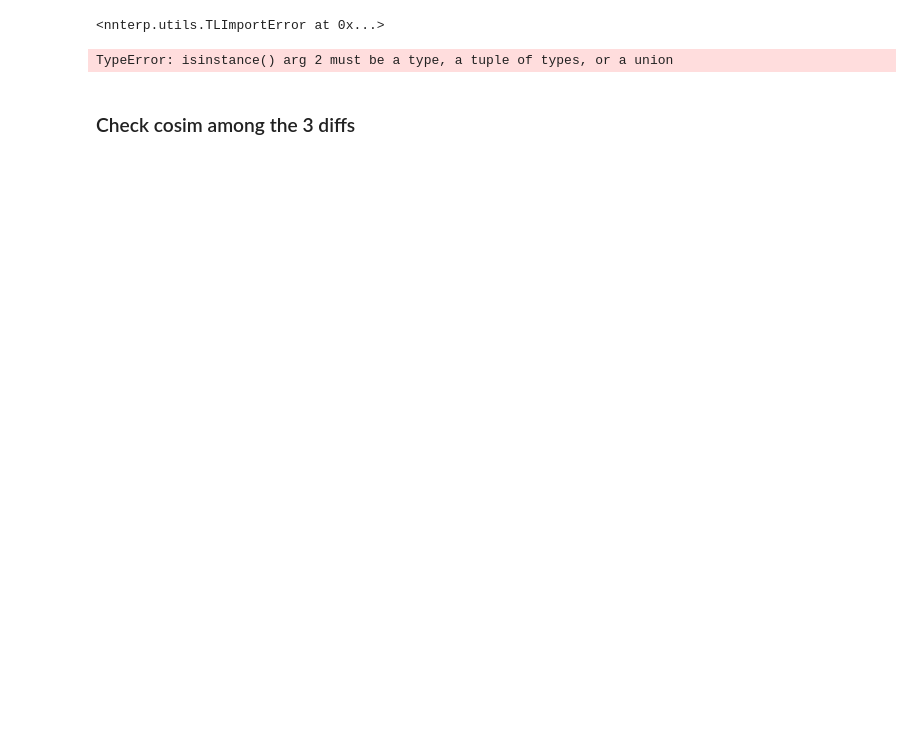
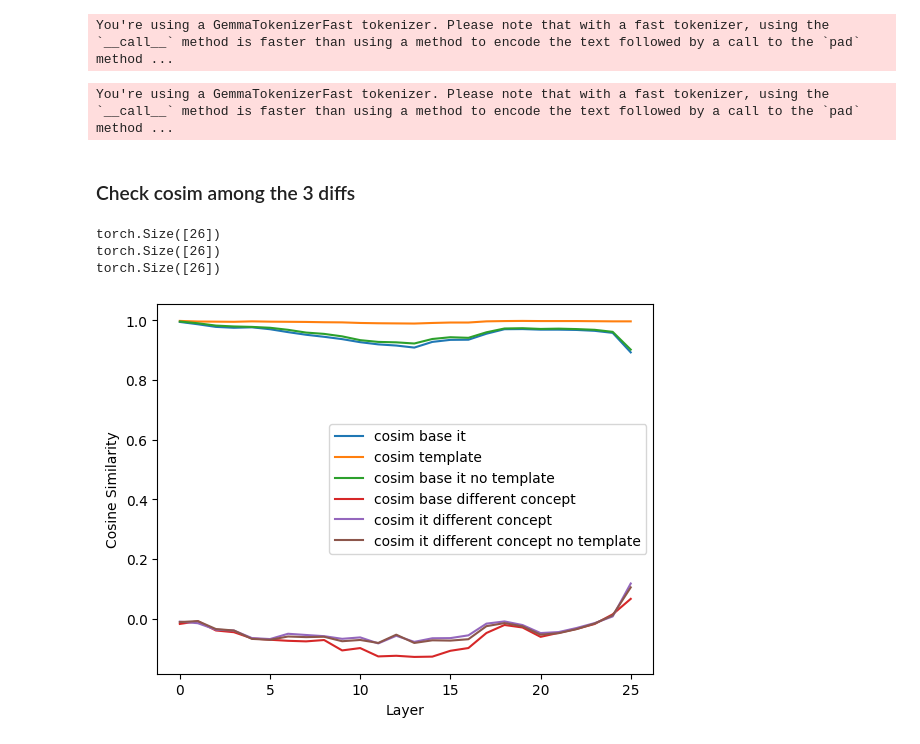
Before and after one commit to science-of-finetuning/sparsity-artifacts-crosscoders, a Jupyter notebook: concept_diff.ipynb, the cells around one changed output. Cells and saved outputs as stored; diff of their text form; code cells hidden in the pictures; blank space fills up the shorter version.

```diff
--- a/concept_diff.ipynb
+++ b/concept_diff.ipynb
@@ -6,5 +8,5 @@ import matplotlib.pyplot as plt
 %autoreload 3
 from nnterp import load_model, collect_activations, patchscope_lens, TargetPrompt, collect_activations_batched
 # %%
-base_model = load_model("google/gemma-2-2b")
-it_model = load_model("google/gemma-2-2b-it")
+base_model = load_model("google/gemma-2-2b", device_map="cuda:0", dispatch=True)
+it_model = load_model("google/gemma-2-2b-it", device_map="cuda:1", dispatch=True)
@@ -13,19 +17,14 @@ def to_question(concept, it_tokenizer=None):
     q = f"What is the meaning of {concept}"
     if it_tokenizer is not None:
         q = it_tokenizer.apply_chat_template(
-            [{"role": "user", "content": q}], continue_final_message=True
+            [{"role": "user", "content": q}], continue_final_message=True, tokenize=False
         )
     return q
-# %%
-from nnterp.utils import UnifiedTransformer
-UnifiedTransformer
-# %% [output]
-<nnterp.utils.TLImportError at 0x...>
 # %%
 car_question = to_question("car")
 dog_question = to_question("dog")
-it_dog_question = to_question("dog", it_tokenizer=it_model.tokenizer)
-it_car_question = to_question("car", it_tokenizer=it_model.tokenizer)
+it_dog_question = to_question("dog", it_tokenizer=it_model.tokenizer, )
+it_car_question = to_question("car", it_tokenizer=it_model.tokenizer, )
 
 base_acts = collect_activations(base_model, [car_question, dog_question])
 it_acts = collect_activations(it_model, [it_car_question, it_dog_question])
@@ -35,20 +34,47 @@ car_to_dog_base = base_acts[:, 0] - base_acts[:, 1]  # shape: (n_layers, h_dim)
 car_to_dog_it = it_acts[:, 0] - it_acts[:, 1]
 car_to_dog_it_no_template = it_acts_no_template[:, 0] - it_acts_no_template[:, 1]
 # %% [output]
-TypeError: isinstance() arg 2 must be a type, a tuple of types, or a union
+You're using a GemmaTokenizerFast tokenizer. Please note that with a fast tokenizer, using the `__call__` method is faster than using a method to encode the text followed by a call to the `pad` method ...
+You're using a GemmaTokenizerFast tokenizer. Please note that with a fast tokenizer, using the `__call__` method is faster than using a method to encode the text followed by a call to the `pad` method ...
+# %%
+sun_question = to_question("sun")
+table_question = to_question("table")
+it_sun_question = to_question("sun", it_tokenizer=it_model.tokenizer)
+it_table_question = to_question("table", it_tokenizer=it_model.tokenizer)
+
+base_acts = collect_activations(base_model, [sun_question, table_question])
+it_acts = collect_activations(it_model, [it_sun_question, it_table_question])
+it_acts_no_template = collect_activations(it_model, [sun_question, table_question])
+
+sun_to_table_base = base_acts[:, 0] - base_acts[:, 1]  # shape: (n_layers, h_dim)
+sun_to_table_it = it_acts[:, 0] - it_acts[:, 1]
+sun_to_table_it_no_template = it_acts_no_template[:, 0] - it_acts_no_template[:, 1]
 # %% [markdown]
 ### Check cosim among the 3 diffs
 # %%
 # plot mean cosim between the 3 diffs for each layer
 cosim_base_it = th.nn.functional.cosine_similarity(car_to_dog_base, car_to_dog_it, dim=1)
 cosim_template = th.nn.functional.cosine_similarity(car_to_dog_it, car_to_dog_it_no_template, dim=1)
 cosim_base_it_no_template = th.nn.functional.cosine_similarity(car_to_dog_base, car_to_dog_it_no_template, dim=1)
+cosim_base_diff = th.nn.functional.cosine_similarity(car_to_dog_base, sun_to_table_base, dim=1)
+cosim_it_diff = th.nn.functional.cosine_similarity(car_to_dog_it, sun_to_table_it, dim=1)
+cosim_it_diff_no_template = th.nn.functional.cosine_similarity(car_to_dog_it_no_template, sun_to_table_it_no_template, dim=1)
 print(cosim_base_it.shape)
 print(cosim_template.shape)
 print(cosim_base_it_no_template.shape)
 fig, ax = plt.subplots()
-ax.plot(cosim_base_it.mean(dim=1), label="cosim base it")
-ax.plot(cosim_template.mean(dim=1), label="cosim template")
-ax.plot(cosim_base_it_no_template.mean(dim=1), label="cosim base it no template")
+ax.plot(cosim_base_it, label="cosim base it")
+ax.plot(cosim_template, label="cosim template")
+ax.plot(cosim_base_it_no_template, label="cosim base it no template")
+ax.plot(cosim_base_diff, label="cosim base different concept")
+ax.plot(cosim_it_diff, label="cosim it different concept")
+ax.plot(cosim_it_diff_no_template, label="cosim it different concept no template")
+ax.set_xlabel("Layer")
+ax.set_ylabel("Cosine Similarity")
 ax.legend()
 plt.show()
+# %% [output]
+torch.Size([26])
+torch.Size([26])
+torch.Size([26])
+[figure, added]
```
Also changed, not shown: parts of 23 cells of this notebook, 1 other file.
